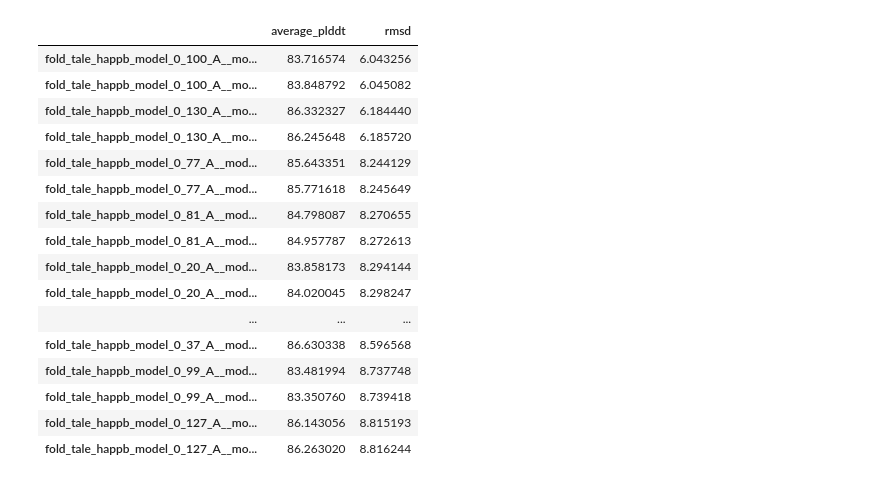
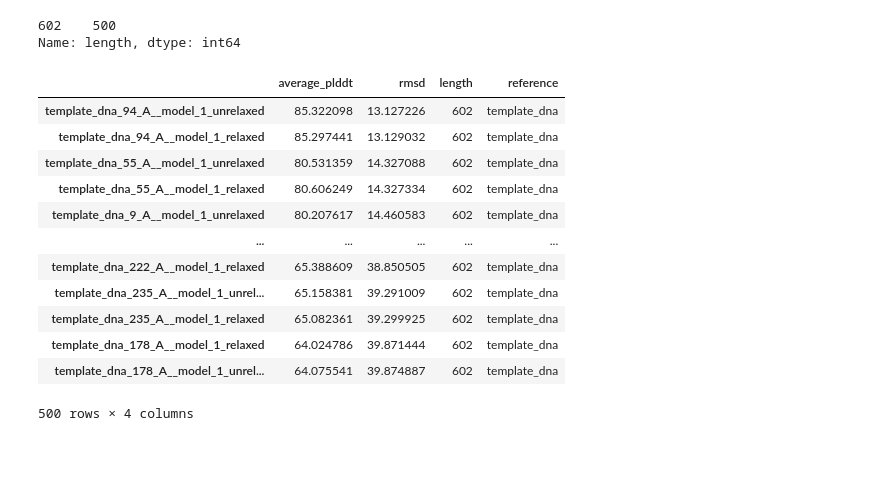
Before and after one commit to theis-lab-protein-design/protein_design, a Jupyter notebook: compute_scores.ipynb, the cells around one changed output. Drawn from its saved outputs; the diff is of its cells as text; code cells hidden in the pictures; blank space fills up the shorter version.

```diff
--- a/compute_scores.ipynb
+++ b/compute_scores.ipynb
@@ -55,39 +55,51 @@ def compute_rmsd(file1, file2):
     rmsd = super_imposer.rms
     return rmsd
 # %%
-folder = Path("/nfs/homedirs/hetzell/code/protein_design/example_outputs/25Jul24_dna_design_0.2/openfold_monomer/predictions")
-template = Path("/nfs/homedirs/hetzell/code/protein_design/example_outputs/25Jul24_dna_design_0.2/pdbs/fold_tale_happb_model_0.pdb")
+# folder = Path("/nfs/homedirs/hetzell/code/protein_design/example_outputs/23Aug24_frameflow_design/openfold_monomer/predictions")
+folder = Path("/nfs/homedirs/hetzell/code/protein_design/example_outputs/03Sep24_dna_design_0.4/openfold_monomer/predictions")
 pdb_dict = {}
 
 for pdb_file in tqdm(folder.iterdir()):
+    # check that pdb_file is pdb file
     if not pdb_file.is_file() or not pdb_file.suffix == ".pdb":
         continue
+    if "400" in pdb_file.stem:
+        continue
+    # if length < 420:
+    #     continue
+
+    length = len(list(get_ca_atoms(pdb_file)))
+    template = folder.parent.parent / "pdbs" / ('_'.join(pdb_file.stem.split("_")[:2]) + ".pdb")
+    assert template.is_file(), f"Template file {template} not found"
+
     average_plddt = compute_average_plddt(pdb_file)
     rmsd = compute_rmsd(template, pdb_file)
-    pdb_dict[pdb_file.stem] = [average_plddt, rmsd]
+    reference = template.stem
+    pdb_dict[pdb_file.stem] = [average_plddt, rmsd, length, reference]
     # print(f"The average pLDDT score is: {average_plddt}")
 # %%
-df = pd.DataFrame.from_dict(pdb_dict, orient="index", columns=["average_plddt", "rmsd"])
+df = pd.DataFrame.from_dict(pdb_dict, orient="index", columns=["average_plddt", "rmsd", "length", "reference"])
 
 # sort df according to average_plddt
 df = df.sort_values(by="rmsd", ascending=True)
+# %%
+df["length"].value_counts()
+# %% [output]
+602    500
+Name: length, dtype: int64
 # %%
-df[:20]
+df
 # %% [output]
-|  | average_plddt | rmsd |
-| fold_tale_happb_model_0_100_A__mo... | 83.716574 | 6.043256 |
-| fold_tale_happb_model_0_100_A__mo... | 83.848792 | 6.045082 |
-| fold_tale_happb_model_0_130_A__mo... | 86.332327 | 6.184440 |
-| fold_tale_happb_model_0_130_A__mo... | 86.245648 | 6.185720 |
-| fold_tale_happb_model_0_77_A__mod... | 85.643351 | 8.244129 |
-| fold_tale_happb_model_0_77_A__mod... | 85.771618 | 8.245649 |
-| fold_tale_happb_model_0_81_A__mod... | 84.798087 | 8.270655 |
-| fold_tale_happb_model_0_81_A__mod... | 84.957787 | 8.272613 |
-| fold_tale_happb_model_0_20_A__mod... | 83.858173 | 8.294144 |
-| fold_tale_happb_model_0_20_A__mod... | 84.020045 | 8.298247 |
-| ... | ... | ... |
-| fold_tale_happb_model_0_37_A__mod... | 86.630338 | 8.596568 |
-| fold_tale_happb_model_0_99_A__mod... | 83.481994 | 8.737748 |
-| fold_tale_happb_model_0_99_A__mod... | 83.350760 | 8.739418 |
-| fold_tale_happb_model_0_127_A__mo... | 86.143056 | 8.815193 |
-| fold_tale_happb_model_0_127_A__mo... | 86.263020 | 8.816244 |
+|  | average_plddt | rmsd | length | reference |
+| template_dna_94_A__model_1_unrelaxed | 85.322098 | 13.127226 | 602 | template_dna |
+| template_dna_94_A__model_1_relaxed | 85.297441 | 13.129032 | 602 | template_dna |
+| template_dna_55_A__model_1_unrelaxed | 80.531359 | 14.327088 | 602 | template_dna |
+| template_dna_55_A__model_1_relaxed | 80.606249 | 14.327334 | 602 | template_dna |
+| template_dna_9_A__model_1_unrelaxed | 80.207617 | 14.460583 | 602 | template_dna |
+| ... | ... | ... | ... | ... |
+| template_dna_222_A__model_1_relaxed | 65.388609 | 38.850505 | 602 | template_dna |
+| template_dna_235_A__model_1_unrel... | 65.158381 | 39.291009 | 602 | template_dna |
+| template_dna_235_A__model_1_relaxed | 65.082361 | 39.299925 | 602 | template_dna |
+| template_dna_178_A__model_1_relaxed | 64.024786 | 39.871444 | 602 | template_dna |
+| template_dna_178_A__model_1_unrel... | 64.075541 | 39.874887 | 602 | template_dna |
+500 rows × 4 columns
```
Also changed, not shown: parts of 9 cells of this notebook, 3 other files.
